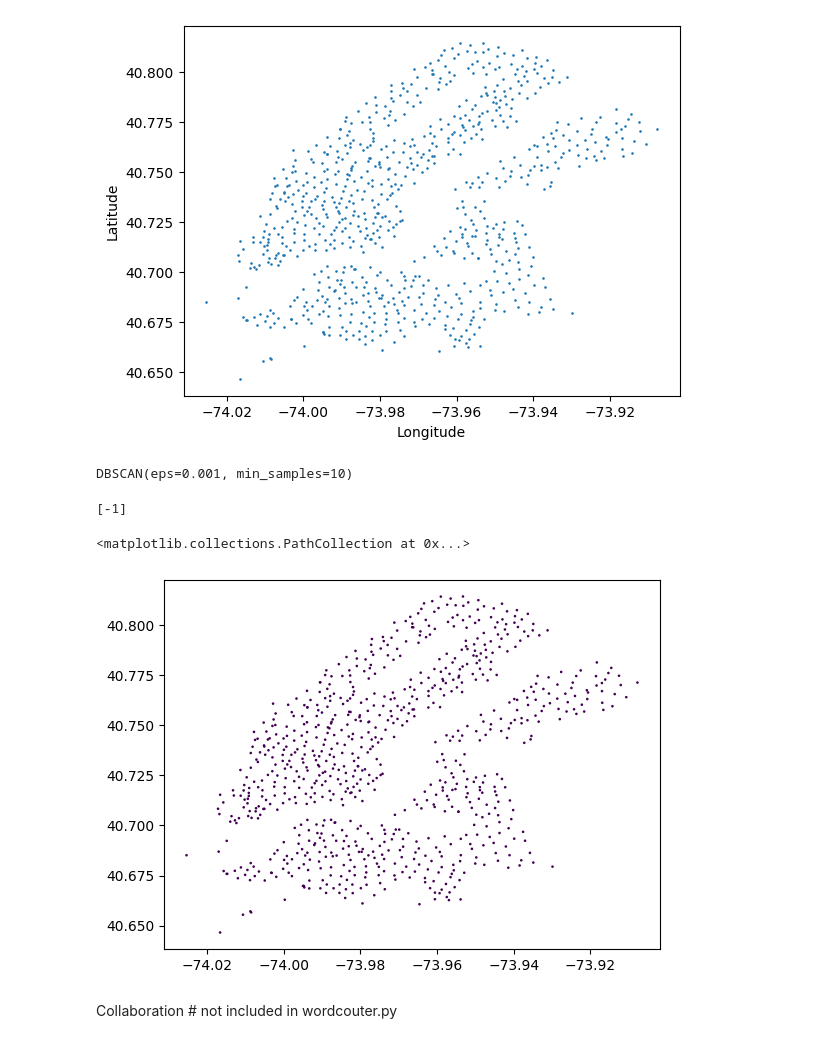
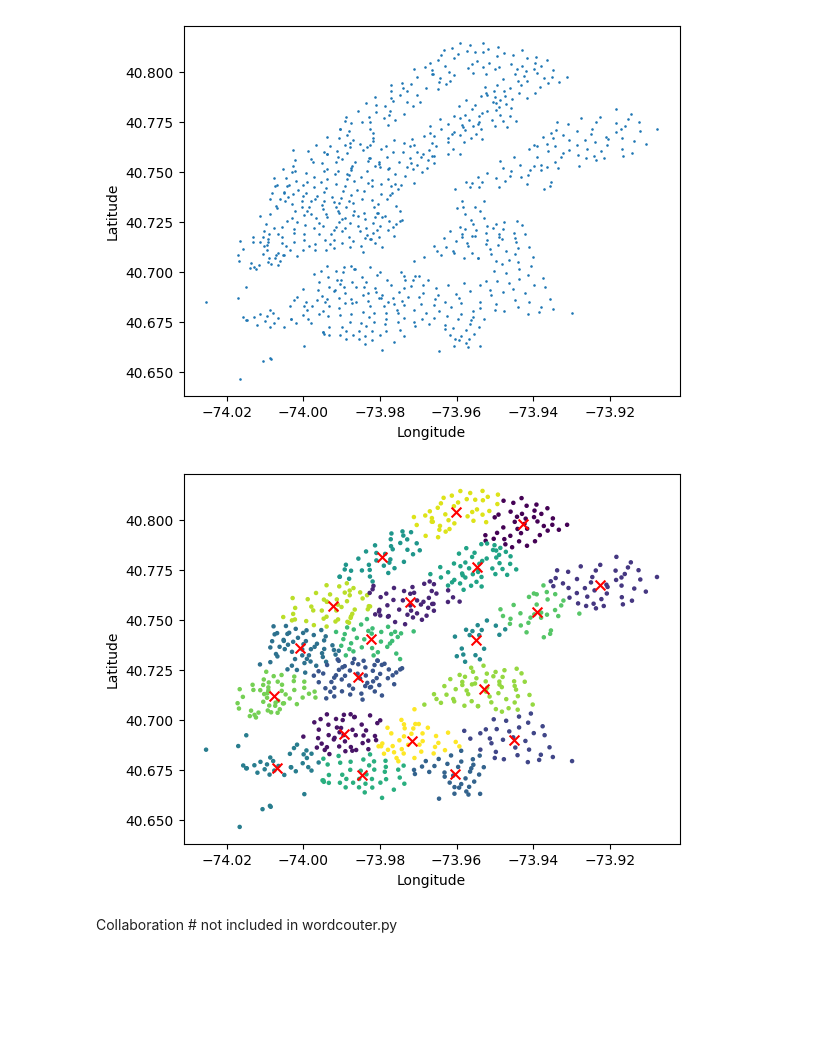
Before and after one commit to AlexisVandenHeede/IntroBA, a Jupyter notebook: report.ipynb, the cells around one changed output. Drawn from its saved outputs; the diff is of its cells as text; code cells hidden in the pictures; blank space fills up the shorter version.

Commit message:
kmeans clusters made

```diff
--- a/report.ipynb
+++ b/report.ipynb
@@ -119,18 +118,14 @@ from sklearn.cluster import DBSCAN
-# %%
-dbs = DBSCAN(min_samples=10, eps=0.001)
-dbs.fit(coords)
-# %% [output]
-DBSCAN(eps=0.001, min_samples=10)
-# %%
-# how many labels/clusters
-print(np.unique(dbs.labels_))
-# %% [output]
-[-1]
+# %%
+# make kmeans model
+kmeans = KMeans(n_clusters=20, random_state=0).fit(coords)
 # %%
-# plot with clusters
-plt.scatter(coords[:,0], coords[:,1], c=dbs.labels_, s=0.75)
+# plot with cluster colour & centriods
+plt.scatter(coords[:,0], coords[:,1], c=kmeans.labels_, s=5)
+plt.scatter(kmeans.cluster_centers_[:,0], kmeans.cluster_centers_[:,1], c='red', marker="x", s=50)
+plt.ylabel('Latitude')
+plt.xlabel('Longitude')
+plt.show()
 # %% [output]
-<matplotlib.collections.PathCollection at 0x...>
-[figure, old version]
+[figure, new version]
 # %% [markdown]
 Collaboration # not included in wordcouter.py
```
Also changed, not shown: parts of 2 cells of this notebook.
